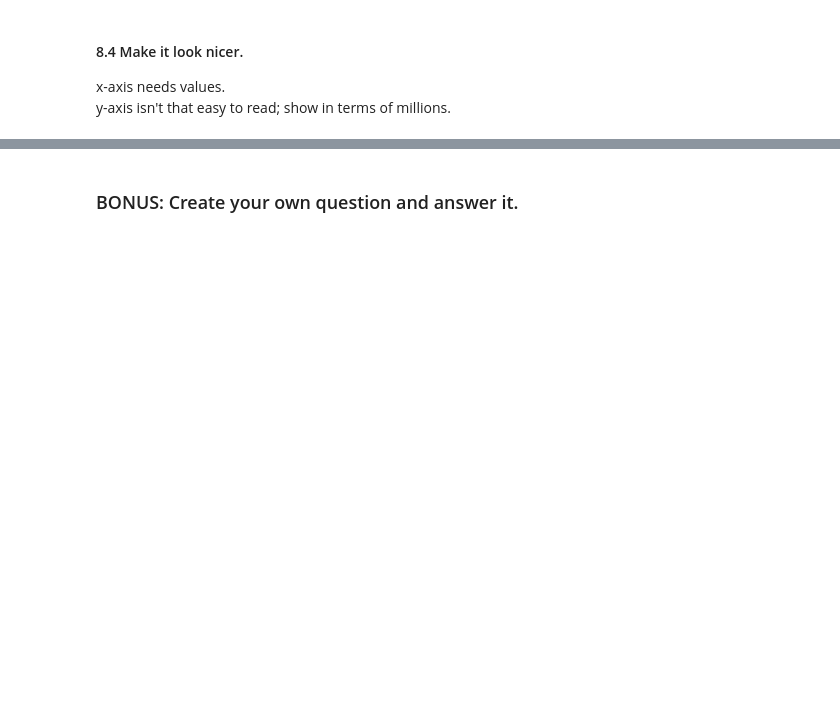
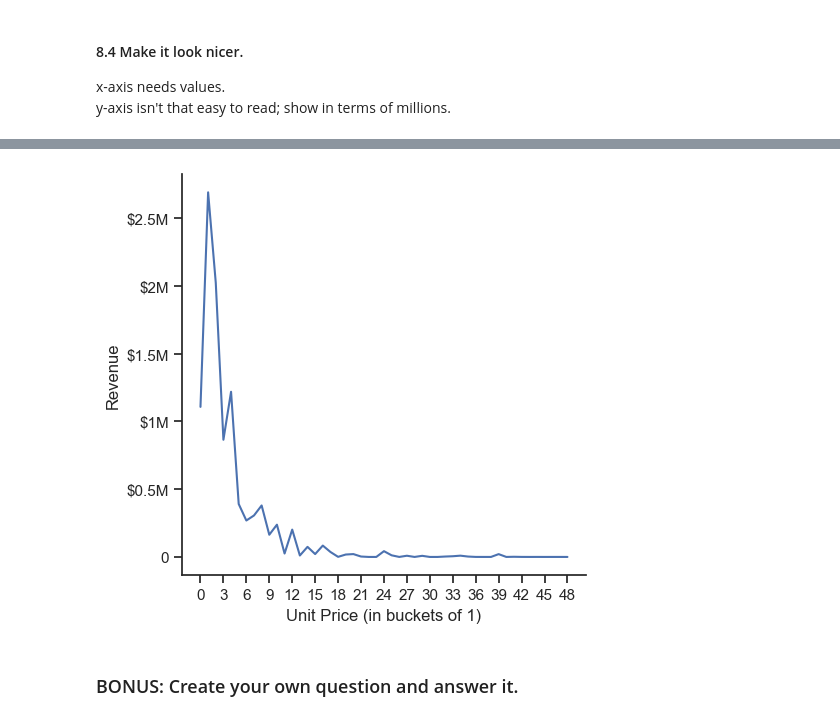
Before and after one commit to aziart/pandas-exercises, a Jupyter notebook: 07 - Visualization/Online_Retail/Solutions.ipynb, the cells around one changed output, grey strips where cells are left out. Saved outputs shown, nothing was run; the diff lists cells and outputs as text; code cells hidden in the pictures; blank space fills up the shorter version.

```diff
--- a/07 - Visualization/Online_Retail/Solutions.ipynb
+++ b/07 - Visualization/Online_Retail/Solutions.ipynb
@@ -404,2 +429,21 @@ y-axis isn't that easy to read; show in terms of millions.
+# %%
+# sns.relplot(data=rev_per_price, x= 'bin', y= 'SalesVolume', kind='line')
+g = sns.relplot(
+    data=rev_per_price.reset_index(),
+    x=rev_per_price.reset_index().index,
+    y='SalesVolume',
+    kind='line')
+
+#Place labels
+plt.xlabel('Unit Price (in buckets of '+str(price_interval)+')')
+plt.ylabel('Revenue')
+
+plt.xticks(np.arange(price_start,price_end,3),
+           np.arange(price_start,price_end,3))
+plt.yticks([0, 500000, 1000000, 1500000, 2000000, 2500000],
+           ['0', '$0.5M', '$1M', '$1.5M', '$2M', '$2.5M'])
+plt.show();
+# %% [output]
+[figure, added]
 # %% [markdown]
 ### BONUS: Create your own question and answer it.
```
Also changed, not shown: parts of 5 cells of this notebook.
